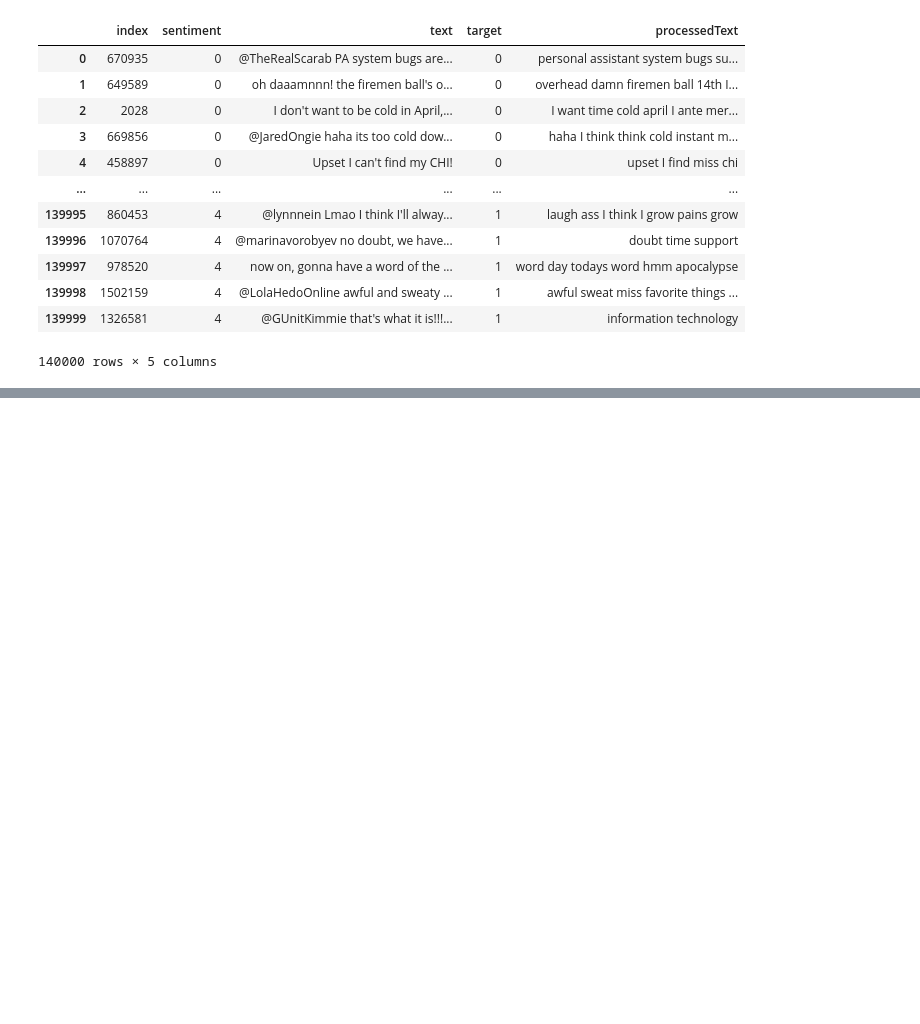
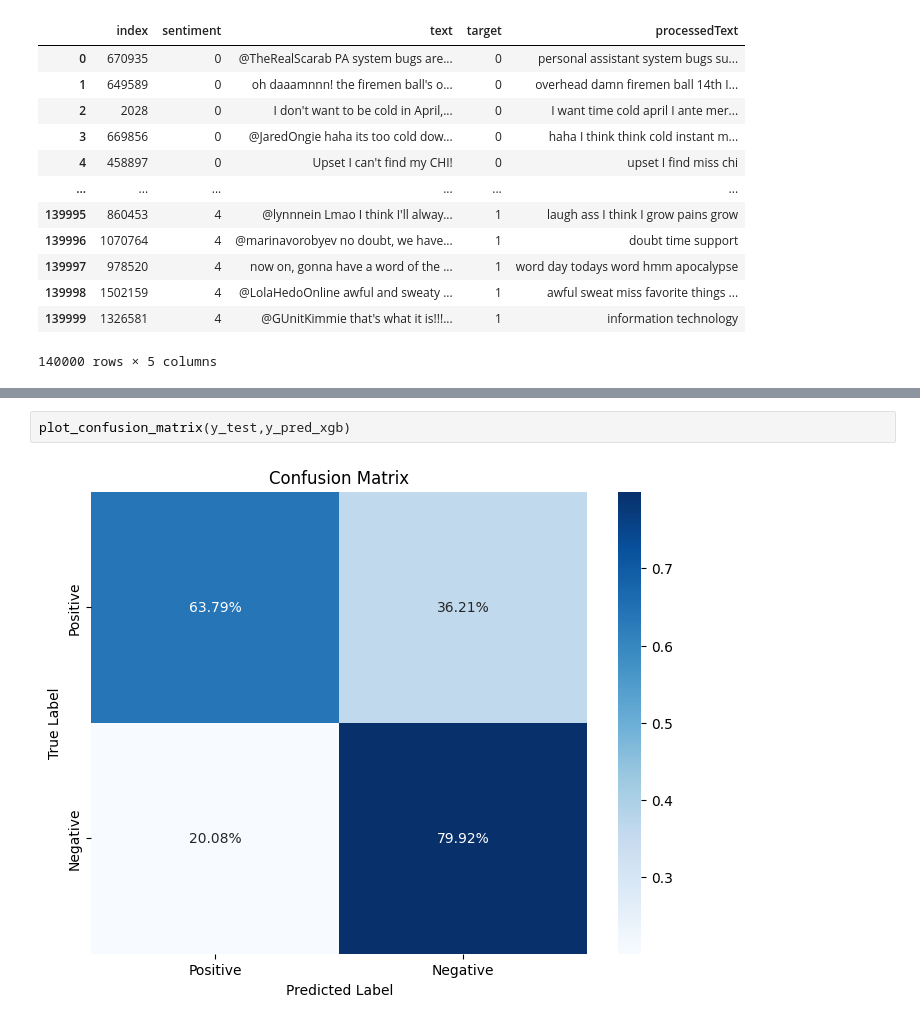
Before and after one commit to XSong1024/CS5344, a Jupyter notebook: Basic_model.ipynb, the cells around one changed output, grey strips where cells are left out. Saved outputs shown, nothing was run; the diff lists cells and outputs as text; blank space fills up the shorter version.

```diff
--- a/Basic_model.ipynb
+++ b/Basic_model.ipynb
@@ -21,0 +94,4 @@ Basic models
+# %%
+plot_confusion_matrix(y_test,y_pred_xgb)
+# %% [output]
+[figure, added]
```
Also changed, not shown: parts of 15 cells of this notebook, 2 other files.
